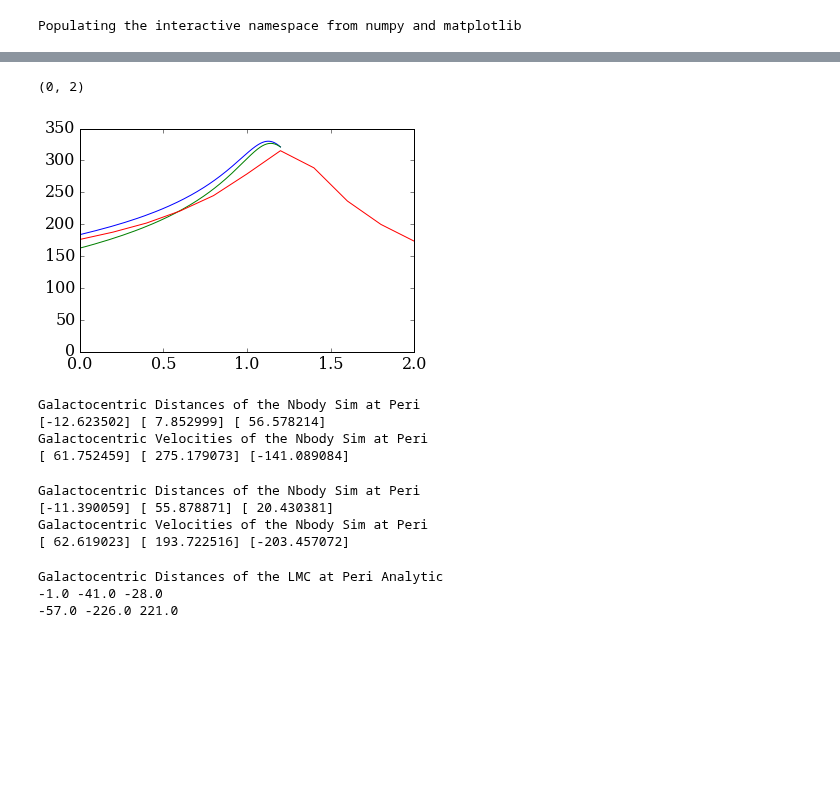
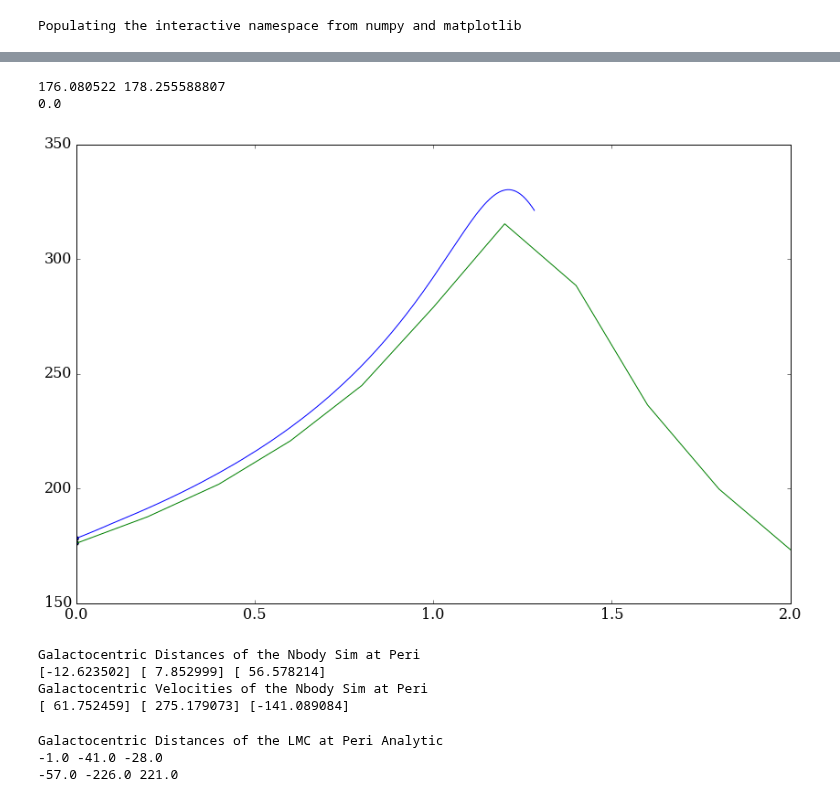
Before and after one commit to jngaravitoc/LMC-MW, a Jupyter notebook: code/LMC_orbit/LMC_orbits.ipynb, the cells around one changed output, grey strips where cells are left out. Saved outputs shown, nothing was run; the diff lists cells and outputs as text; code cells hidden in the pictures; blank space fills up the shorter version.

```diff
--- a/code/LMC_orbit/LMC_orbits.ipynb
+++ b/code/LMC_orbit/LMC_orbits.ipynb
@@ -118,11 +79,16 @@ With soften df:
-# %%
-plot(t1, Vgal1)
-plot(t05, Vgal05)
-plot(NB_t, NB_V)
-xlim(0,2)
-# %% [output]
-(0, 2)
-[figure, removed]
+# %%
+plot(t1, Vgal1)
+plot(NB_t1, NB_V1)
+xlim(0,2)
+ylim(150, 350)
+print NB_V1[0], Vgal1[IC1]
+scatter(0, Vgal1[IC1])
+scatter(0, NB_V1[0])
+print t1[IC1]
+# %% [output]
+176.080522 178.255588807
+0.0
+[figure, added]
 # %%
 peri1 = where(NB_V1==max(NB_V1))
 peri05 = where(NB_V05==max(NB_V05))
@@ -137,15 +103,10 @@ Galactocentric Distances of the Nbody Sim at Peri
 Galactocentric Velocities of the Nbody Sim at Peri
 [ 61.752459] [ 275.179073] [-141.089084]
 # %%
-print 'Galactocentric Distances of the Nbody Sim at Peri'
-print Xlmc05[peri05]-Xmw1[peri05], Ylmc1[peri05]-Ymw1[peri05], Zlmc1[peri05]-Zmw1[peri05]
-print 'Galactocentric Velocities of the Nbody Sim at Peri'
-print vXlmc05[peri05]-vXmw1[peri05], vYlmc1[peri05]-vYmw1[peri05], vZlmc1[peri05]-vZmw1[peri05]
+#print 'Galactocentric Distances of the Nbody Sim at Peri'
+#print Xlmc05[peri05]-Xmw1[peri05], Ylmc1[peri05]-Ymw1[peri05], Zlmc1[peri05]-Zmw1[peri05]
+#print 'Galactocentric Velocities of the Nbody Sim at Peri'
+#print vXlmc05[peri05]-vXmw1[peri05], vYlmc1[peri05]-vYmw1[peri05], vZlmc1[peri05]-vZmw1[peri05]
-# %% [output]
-Galactocentric Distances of the Nbody Sim at Peri
-[-11.390059] [ 55.878871] [ 20.430381]
-Galactocentric Velocities of the Nbody Sim at Peri
-[ 62.619023] [ 193.722516] [-203.457072]
 # %%
 print 'Galactocentric Distances of the LMC at Peri Analytic'
 print x1[0], y1[0], z1[0]
```
Also changed, not shown: parts of 11 cells of this notebook.
